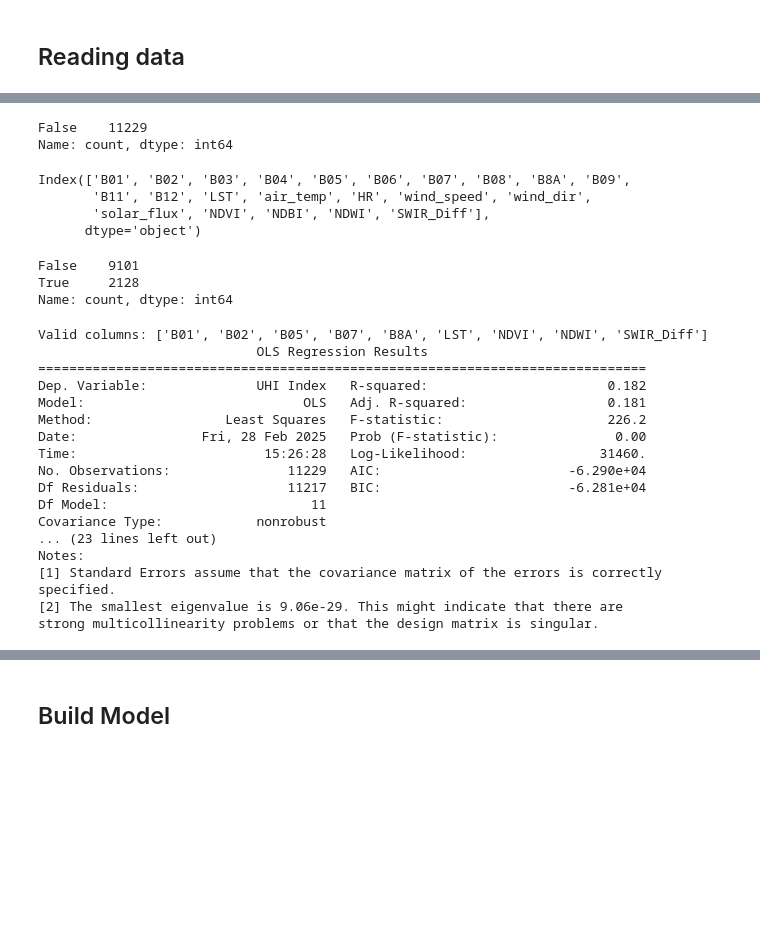
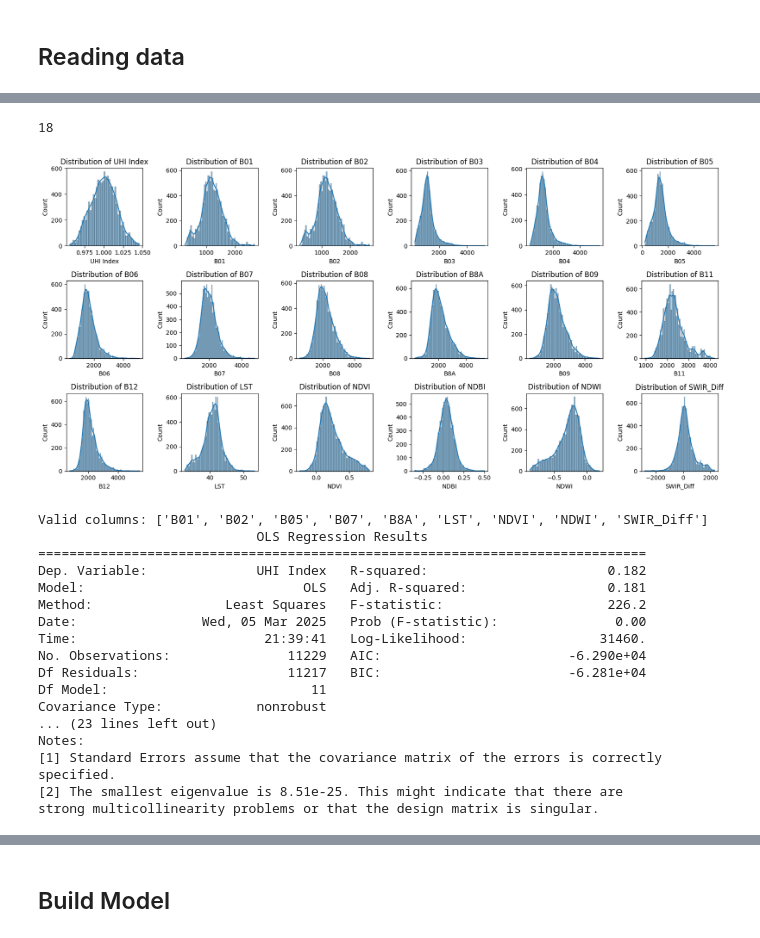
Before and after one commit to maniconaji/EY_SmarCities, a Jupyter notebook: notebooks/modelling.ipynb, the cells around one changed output, grey strips where cells are left out. Drawn from its saved outputs; the diff is of its cells as text; code cells hidden in the pictures; blank space fills up the shorter version.

```diff
--- a/notebooks/modelling.ipynb
+++ b/notebooks/modelling.ipynb
@@ -25,5 +62,2 @@ np.random.seed(42)  # This sets the seed for numpy's random number generator
 # %% [markdown]
 ## Reading data
-# %%
-training_data   = pd.read_csv("../data/processed/training_data.csv").drop(columns = ["geometry"])
-validation_data = pd.read_csv("../data/processed/validation_data.csv")
@@ -73,24 +63,0 @@ _ = g.bar_label(ax.containers[0], fontsize=10)
-# %%
-fig, ax = plt.subplots(4, 6, figsize=(22, 16))
-
-axes = ax.flatten()
-for i, col_name in enumerate(training_data_drop.columns):
-    axes[i].scatter(
-        training_data["UHI Index"],
-        training_data_drop[col_name],
-        label = col_name,
-        s = 1.5,
-        alpha = 0.5
-    )
-    axes[i].plot(
-        [training_data["UHI Index"].min()*0.8, training_data["UHI Index"].max()*1.2],
-        [training_data_drop[col_name].min()*0.8, training_data_drop[col_name].max()*1.2],
-        "-r"
-        )
-    axes[i].set_title(col_name+" corr: "+str(corr[col_name])[:5])
-    # axes[i].set_xlim(training_data["UHI Index"].min()*0.5, training_data["UHI Index"].max()*1.5)
-    # axes[i].set_ylim(training_data_drop[col_name].min()*0.5, training_data_drop[col_name].max()*1.5)
-
-for ax in axes.flatten():
-    if not ax.has_data():
-        ax.set_axis_off()
@@ -99,16 +64,19 @@ for ax in axes.flatten():
-# %%
-training_data.duplicated().value_counts()
-# %% [output]
-False    11229
-Name: count, dtype: int64
-# %%
-print(training_data_drop_normalized.columns)
-training_data_drop_normalized.duplicated().value_counts()
-# %% [output]
-Index(['B01', 'B02', 'B03', 'B04', 'B05', 'B06', 'B07', 'B08', 'B8A', 'B09',
-       'B11', 'B12', 'LST', 'air_temp', 'HR', 'wind_speed', 'wind_dir',
-       'solar_flux', 'NDVI', 'NDBI', 'NDWI', 'SWIR_Diff'],
-      dtype='object')
-False    9101
-True     2128
-Name: count, dtype: int64
+# %%
+# Select columns to plot, excluding latitude, longitude, datetime
+
+drop_columns    = ["Latitude", "Longitude", "datetime"] + ['air_temp', "wind_speed", "wind_dir", "solar_flux", "HR"]
+columns_to_plot = [col for col in training_data.columns if col not in drop_columns]
+print(len(columns_to_plot))
+# Create the plot
+plt.figure(figsize=(16, 8))
+
+for i, column in enumerate(columns_to_plot):
+    plt.subplot(3, 6, i + 1)  # Adjust subplot grid if needed
+    sns.histplot(training_data[column], kde=True)
+    plt.title(f'Distribution of {column}')
+
+plt.tight_layout()
+plt.show()
+# %% [output]
+18
+[figure, added]
@@ -115,16 +88,14 @@ Name: count, dtype: int64
 # %%
-# with drop_bands
+import statsmodels.api as sm
 
-related_bands = ["B03", "B04", "B08", "B11", "B12", 'air_temp', 'HR', 'wind_speed', 'wind_dir', 'solar_flux']
-X_clean_data = sm.add_constant(training_data_drop_normalized)
-X_clean_data = X_clean_data.drop(columns = related_bands)
-y_clean_data = training_data["UHI Index"]
+X_clean = sm.add_constant(X)
+y_clean = y
 
-mod = sm.OLS(y_clean_data.reset_index(drop=True), X_clean_data.reset_index(drop=True))
+mod = sm.OLS(y_clean.reset_index(drop=True), X_clean.reset_index(drop=True))
 res = mod.fit()
 valid_cols = res.pvalues[res.pvalues < 0.05].index.to_list()[1:]
 
-X_clean_data_dropped = X_clean_data[valid_cols]
+X_clean_drop = X_clean[valid_cols]
 # Print summary
 print("Valid columns:", valid_cols)
 print(res.summary())
@@ -135,8 +106,8 @@ Valid columns: ['B01', 'B02', 'B05', 'B07', 'B8A', 'LST', 'NDVI', 'NDWI', 'SWIR_
 Dep. Variable:              UHI Index   R-squared:                       0.182
 Model:                            OLS   Adj. R-squared:                  0.181
 Method:                 Least Squares   F-statistic:                     226.2
-Date:                Fri, 28 Feb 2025   Prob (F-statistic):               0.00
-Time:                        15:26:28   Log-Likelihood:                 31460.
+Date:                Wed, 05 Mar 2025   Prob (F-statistic):               0.00
+Time:                        21:39:41   Log-Likelihood:                 31460.
 No. Observations:               11229   AIC:                        -6.290e+04
 Df Residuals:                   11217   BIC:                        -6.281e+04
 Df Model:                          11
@@ -144,5 +115,5 @@ Covariance Type:            nonrobust
 ... (23 lines left out)
 Notes:
 [1] Standard Errors assume that the covariance matrix of the errors is correctly specified.
-[2] The smallest eigenvalue is 9.06e-29. This might indicate that there are
+[2] The smallest eigenvalue is 8.51e-25. This might indicate that there are
 strong multicollinearity problems or that the design matrix is singular.
```
Also changed, not shown: parts of 28 cells of this notebook.
